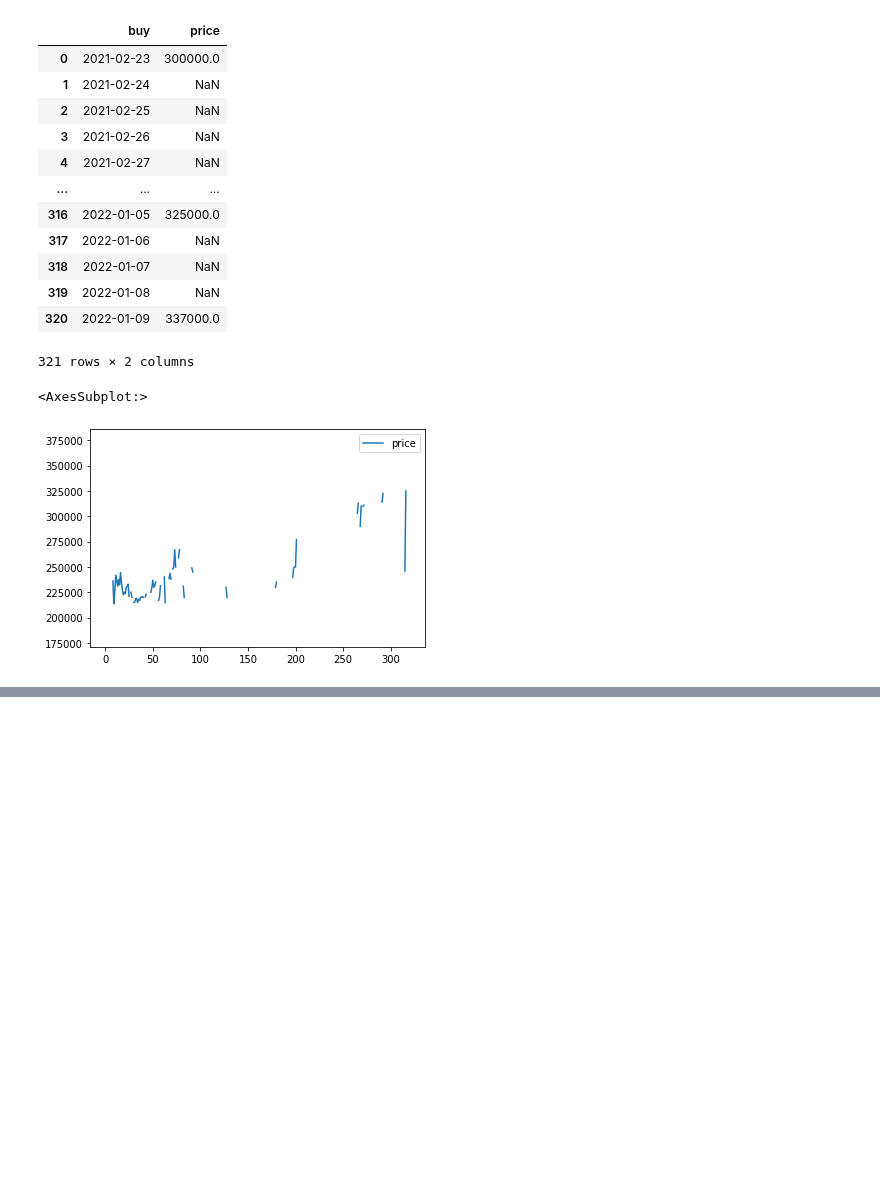
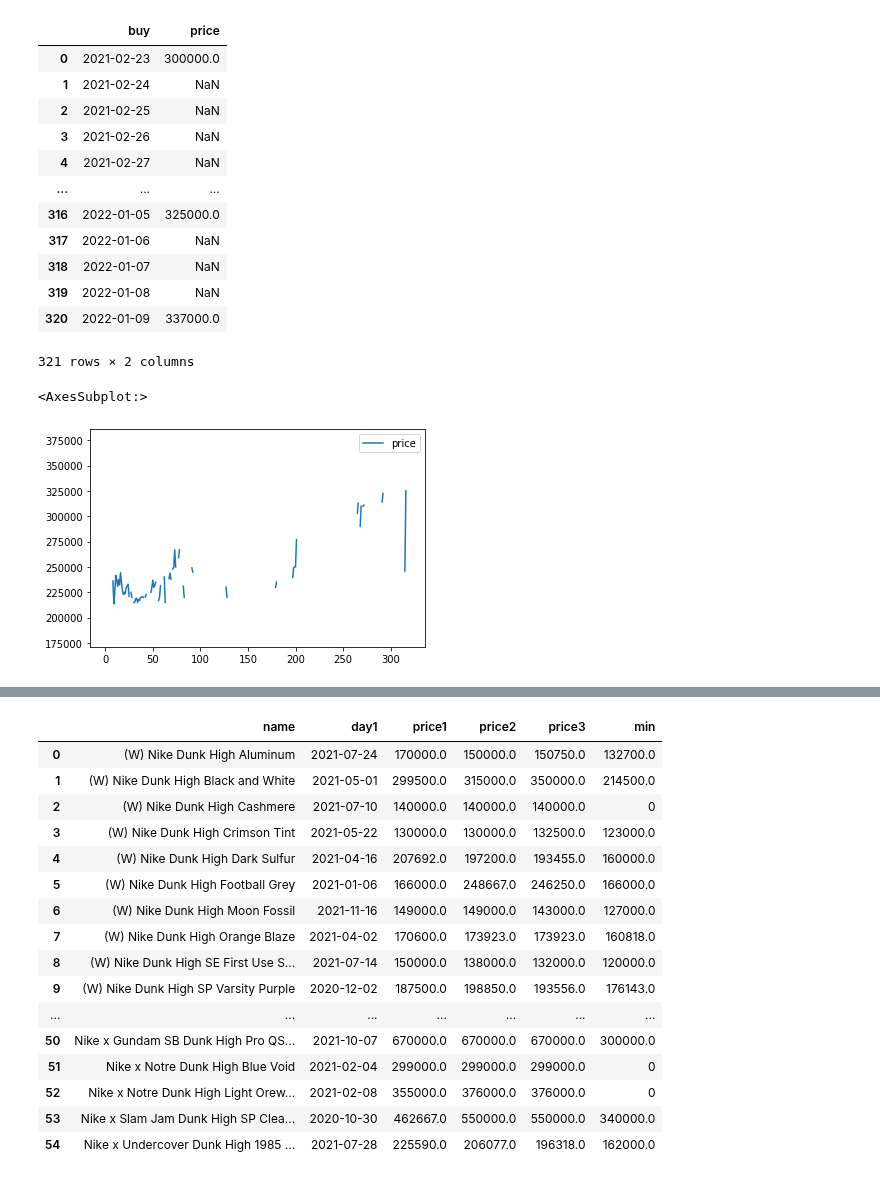
Before and after one commit to hyuuunn/Project, a Jupyter notebook: 2_project/시계열 data preprocessing.ipynb, the cells around one changed output, grey strips where cells are left out. Drawn from its saved outputs; the diff is of its cells as text; code cells hidden in the pictures; blank space fills up the shorter version.

```diff
--- a/2_project/시계열 data preprocessing.ipynb
+++ b/2_project/시계열 data preprocessing.ipynb
@@ -11,15 +29,8 @@ from datetime import datetime
 # %%
 list_d = []
 # %%
-list_d = ["(GS) Nike Dunk High Barely Green.csv"\
-          ,"(GS) Nike Dunk High Black and White.csv"\
-          ,"(GS) Nike Dunk High Championship Navy.csv"\
-          ,"(GS) Nike Dunk High Game Royal.csv"\
-,"(GS) Nike Dunk High Orange Blaze.csv"\
-,"(GS) Nike Dunk High Retro Vast Grey.csv"\
-,"(W) Nike Dunk High Aluminum.csv"\
+list_d = ["(W) Nike Dunk High Aluminum.csv"\
 ,"(W) Nike Dunk High Black and White.csv"\
-,"(W) Nike Dunk High Black and White_270.csv"\
 ,"(W) Nike Dunk High Cashmere.csv"\
 ,"(W) Nike Dunk High Crimson Tint.csv"\
 ,"(W) Nike Dunk High Dark Sulfur.csv"\
@@ -50,7 +61,6 @@ list_d = ["(GS) Nike Dunk High Barely Green.csv"\
 ,"Nike Dunk High SP Pure Platinum.csv"\
 ,"Nike Dunk High SP Spartan Green.csv"\
 ,"Nike Dunk High SP Varsity Maize.csv"\
-,"Nike SB Dunk High Premium Cork.csv"\
 ,"Nike SB Dunk High Pro Baroque Brown.csv"\
 ,"Nike SB Dunk High Pro Doraemon.csv"\
 ,"Nike SB Dunk High Pro Hawaii.csv"\
@@ -72,7 +82,6 @@ list_d = ["(GS) Nike Dunk High Barely Green.csv"\
 ,"Nike x Gundam SB Dunk High Pro QS Unicorn RX-0.csv"\
 ,"Nike x Notre Dunk High Blue Void.csv"\
 ,"Nike x Notre Dunk High Light Orewood Brown.csv"\
-,"Nike x Paul Rodriguez SB Dunk High Premium Boxing.csv"\
 ,"Nike x Slam Jam Dunk High SP Clear Black.csv"\
 ,"Nike x Undercover Dunk High 1985 Gym Red.csv"]
 # %%
@@ -175,9 +184,9 @@ for n in list_d:
     df = df.resample('D').mean() # 누락 된 날짜 외에도 중복 날짜를 처리
     #df = df.fillna(method='ffill') # 결측치 처리(앞의 값으로 채우기)
 
-    df.to_csv(f"{num}_{n}")
+    df.to_csv(f"{n}")
 # %%
-df = pd.read_csv("208_(W) Nike Dunk High Team Red.csv")
+df = pd.read_csv("(W) Nike Dunk High Team Red.csv")
 df
 # %% [output]
 |  | buy | price |
@@ -220,0 +232,71 @@ for n in list_d:
+# %%
+p_name = []
+p_day = []
+p_price1 = []
+p_price2 = []
+p_price3 = []
+p_min = []
+df1 = pd.DataFrame()
+
+for n in list_d:
+    df = pd.read_csv(f"{n}")
+
+    df['buy'] = pd.to_datetime(df['buy'], yearfirst=True) # buy 컬럼 datetime형식으로
+#     df = df.drop('size', axis=1) # size 컬럼 삭제
+
+    # 'price'의 원 빼고 160,000원 => 160000.0
+#     for a in range(len(df["price"])):
+#         df["price"][a] = df["price"][a].split('원')[0].split(',')[0] + df["price"][a].split('원')[0].split(',')[1]
+    df["price"] = df["price"].astype('float')
+
+    df['buy'] = pd.to_datetime(df['buy']) # buy 컬럼 datetime형식으로
+    df = df.set_index('buy') # buy 컬럼을 인덱스로 설정.
+
+    df = df.resample('D').mean() # 누락 된 날짜 외에도 중복 날짜를 처리
+    #df = df.fillna(method='ffill') # 결측치 처리(앞의 값으로 채우기)
+
+    df.reset_index(inplace=True) # index 새로 생성
+
+    df['price'] = df['price'].round() # 가격 반올림
+
+    p_name.append(n.split(".")[0])
+    p_day.append(str(df.iloc[0,0]).split(":")[0].split(" ")[-2])
+    p_price1.append(df.iloc[0,1])
+    p_price2.append(df.iloc[1,1])
+    p_price3.append(df.iloc[2,1])
+    df = df.loc[0:29]
+    if df["price"].count() < 10 :
+        p_min.append('0')
+    elif df["price"].count() >= 10 :
+        p_min.append(df["price"].min())
+
+df1["name"] = p_name
+df1["day1"] = p_day
+df1["price1"] = p_price1
+df1["price2"] = p_price2
+df1["price3"] = p_price3
+df1["min"] = p_min
+
+df1['price2'] = np.where(pd.notnull(df1['price2']) == True, df1['price2'], df1['price1'])
+df1['price3'] = np.where(pd.notnull(df1['price3']) == True, df1['price3'], df1['price2'])
+
+df1.to_csv("dunk high 거래가.csv")
+df1
+# %% [output]
+|  | name | day1 | price1 | price2 | price3 | min |
+| 0 | (W) Nike Dunk High Aluminum | 2021-07-24 | 170000.0 | 150000.0 | 150750.0 | 132700.0 |
+| 1 | (W) Nike Dunk High Black and White | 2021-05-01 | 299500.0 | 315000.0 | 350000.0 | 214500.0 |
+| 2 | (W) Nike Dunk High Cashmere | 2021-07-10 | 140000.0 | 140000.0 | 140000.0 | 0 |
+| 3 | (W) Nike Dunk High Crimson Tint | 2021-05-22 | 130000.0 | 130000.0 | 132500.0 | 123000.0 |
+| 4 | (W) Nike Dunk High Dark Sulfur | 2021-04-16 | 207692.0 | 197200.0 | 193455.0 | 160000.0 |
+| 5 | (W) Nike Dunk High Football Grey | 2021-01-06 | 166000.0 | 248667.0 | 246250.0 | 166000.0 |
+| 6 | (W) Nike Dunk High Moon Fossil | 2021-11-16 | 149000.0 | 149000.0 | 143000.0 | 127000.0 |
+| 7 | (W) Nike Dunk High Orange Blaze | 2021-04-02 | 170600.0 | 173923.0 | 173923.0 | 160818.0 |
+| 8 | (W) Nike Dunk High SE First Use S... | 2021-07-14 | 150000.0 | 138000.0 | 132000.0 | 120000.0 |
+| 9 | (W) Nike Dunk High SP Varsity Purple | 2020-12-02 | 187500.0 | 198850.0 | 193556.0 | 176143.0 |
+| ... | ... | ... | ... | ... | ... | ... |
+| 50 | Nike x Gundam SB Dunk High Pro QS... | 2021-10-07 | 670000.0 | 670000.0 | 670000.0 | 300000.0 |
+| 51 | Nike x Notre Dunk High Blue Void | 2021-02-04 | 299000.0 | 299000.0 | 299000.0 | 0 |
+| 52 | Nike x Notre Dunk High Light Orew... | 2021-02-08 | 355000.0 | 376000.0 | 376000.0 | 0 |
+| 53 | Nike x Slam Jam Dunk High SP Clea... | 2020-10-30 | 462667.0 | 550000.0 | 550000.0 | 340000.0 |
+| 54 | Nike x Undercover Dunk High 1985 ... | 2021-07-28 | 225590.0 | 206077.0 | 196318.0 | 162000.0 |
```
Also changed, not shown: parts of 3 cells of this notebook.
